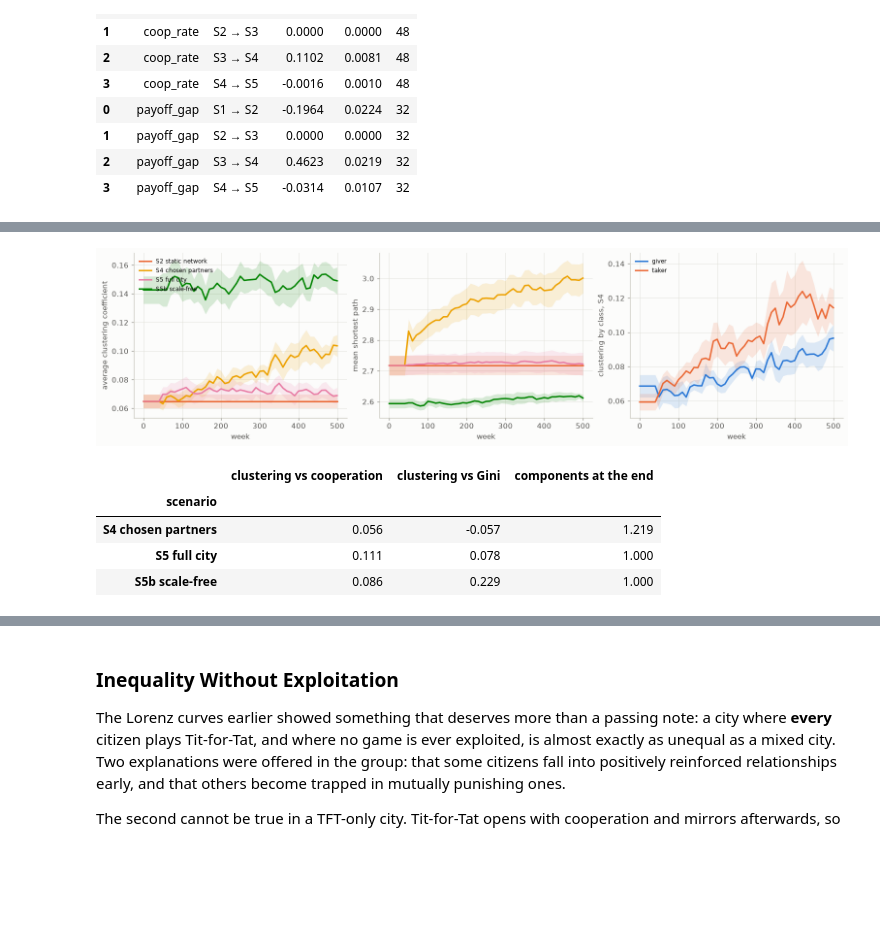
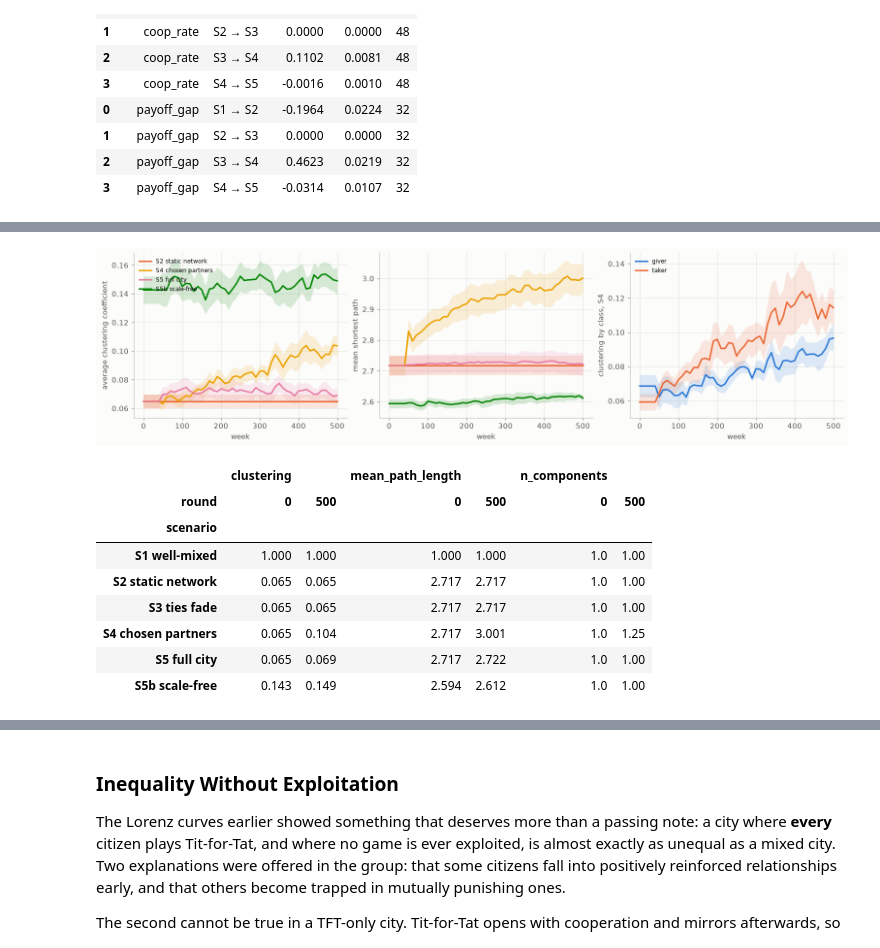
Before and after one commit to Precipicee/cits4403-project, a Jupyter notebook: notebooks/Project.ipynb, the cells around one changed output, grey strips where cells are left out. Cells and saved outputs as stored; diff of their text form; code cells hidden in the pictures; blank space fills up the shorter version.

```diff
--- a/notebooks/Project.ipynb
+++ b/notebooks/Project.ipynb
@@ -716,34 +743,37 @@ cannot simply acquire more ties.
 # %%
 mid_structure = sweep.structure[np.isclose(sweep.structure["giver_fraction"], 0.6)]
 structure_ts = R.series_means(mid_structure, ["clustering", "clustering_giver", "clustering_taker",
                                               "transitivity", "mean_path_length", "n_components"])
 NETWORKS = ["S2 static network", "S4 chosen partners", "S5 full city", "S5b scale-free"]
 
 fig, axes = plt.subplots(1, 3, figsize=(14, 3.6))
 P.over_time(axes[0], structure_ts, "clustering", NETWORKS, colours,
             ylabel="average clustering coefficient")
 P.over_time(axes[1], structure_ts, "mean_path_length", NETWORKS, colours,
             ylabel="mean shortest path")
 s4 = structure_ts[structure_ts["scenario"] == "S4 chosen partners"].sort_values("round")
 for column, label in [("clustering_giver", "giver"), ("clustering_taker", "taker")]:
     P.band(axes[2], s4["round"], s4[column], s4[column] - s4[f"{column}_se"],
            s4[column] + s4[f"{column}_se"], P.CLASS_COLOURS[label], label=label)
 axes[2].set(xlabel="week", ylabel="clustering by class, S4")
 axes[0].legend(fontsize=8, loc="upper left")
 axes[2].legend(fontsize=8)
 plt.show()
 
-mixed_runs = runs[runs["giver_fraction"].between(0.15, 0.85)]
-pd.DataFrame([{"scenario": s,
-               "clustering vs cooperation": metrics.spearman(q["clustering"], q["coop_rate"]),
-               "clustering vs Gini": metrics.spearman(q["clustering"], q["gini"]),
-               "components at the end": q["n_components"].mean()}
-              for s in ["S4 chosen partners", "S5 full city", "S5b scale-free"]
-              for q in [mixed_runs[mixed_runs["scenario"] == s]]]).set_index("scenario").round(3)
+# The path length is reported next to the component count deliberately. It averages only over
+# pairs that can still reach each other, so a city that breaks apart can post a *shorter* mean
+# path simply by dropping its longest routes from the average. The two have to be read together.
+edges = structure_ts[structure_ts["round"].isin([0, structure_ts["round"].max()])]
+edges.pivot_table(index="scenario", columns="round",
+                  values=["clustering", "mean_path_length", "n_components"]).round(3)
 # %% [output]
 [figure]
-|  | clustering vs cooperation | clustering vs Gini | components at the end |
-| scenario |  |  |  |
-| S4 chosen partners | 0.056 | -0.057 | 1.219 |
-| S5 full city | 0.111 | 0.078 | 1.000 |
-| S5b scale-free | 0.086 | 0.229 | 1.000 |
+|  | clustering |  | mean_path_length |  | n_components |  |
+| round | 0 | 500 | 0 | 500 | 0 | 500 |
+| scenario |  |  |  |  |  |  |
+| S1 well-mixed | 1.000 | 1.000 | 1.000 | 1.000 | 1.0 | 1.00 |
+| S2 static network | 0.065 | 0.065 | 2.717 | 2.717 | 1.0 | 1.00 |
+| S3 ties fade | 0.065 | 0.065 | 2.717 | 2.717 | 1.0 | 1.00 |
+| S4 chosen partners | 0.065 | 0.104 | 2.717 | 3.001 | 1.0 | 1.25 |
+| S5 full city | 0.065 | 0.069 | 2.717 | 2.722 | 1.0 | 1.00 |
+| S5b scale-free | 0.143 | 0.149 | 2.594 | 2.612 | 1.0 | 1.00 |
```
Also changed, not shown: parts of 11 cells of this notebook, 1 other file.
